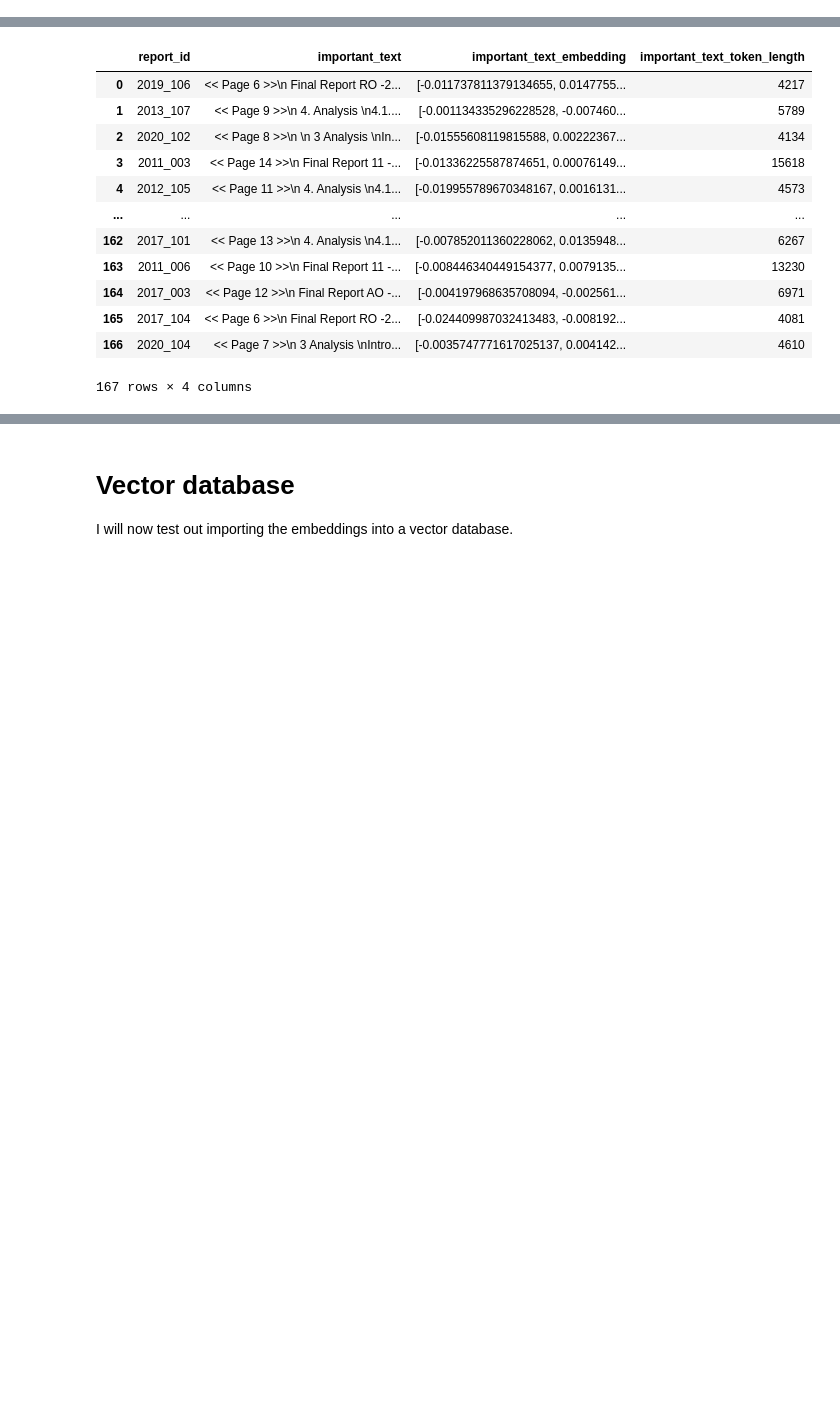
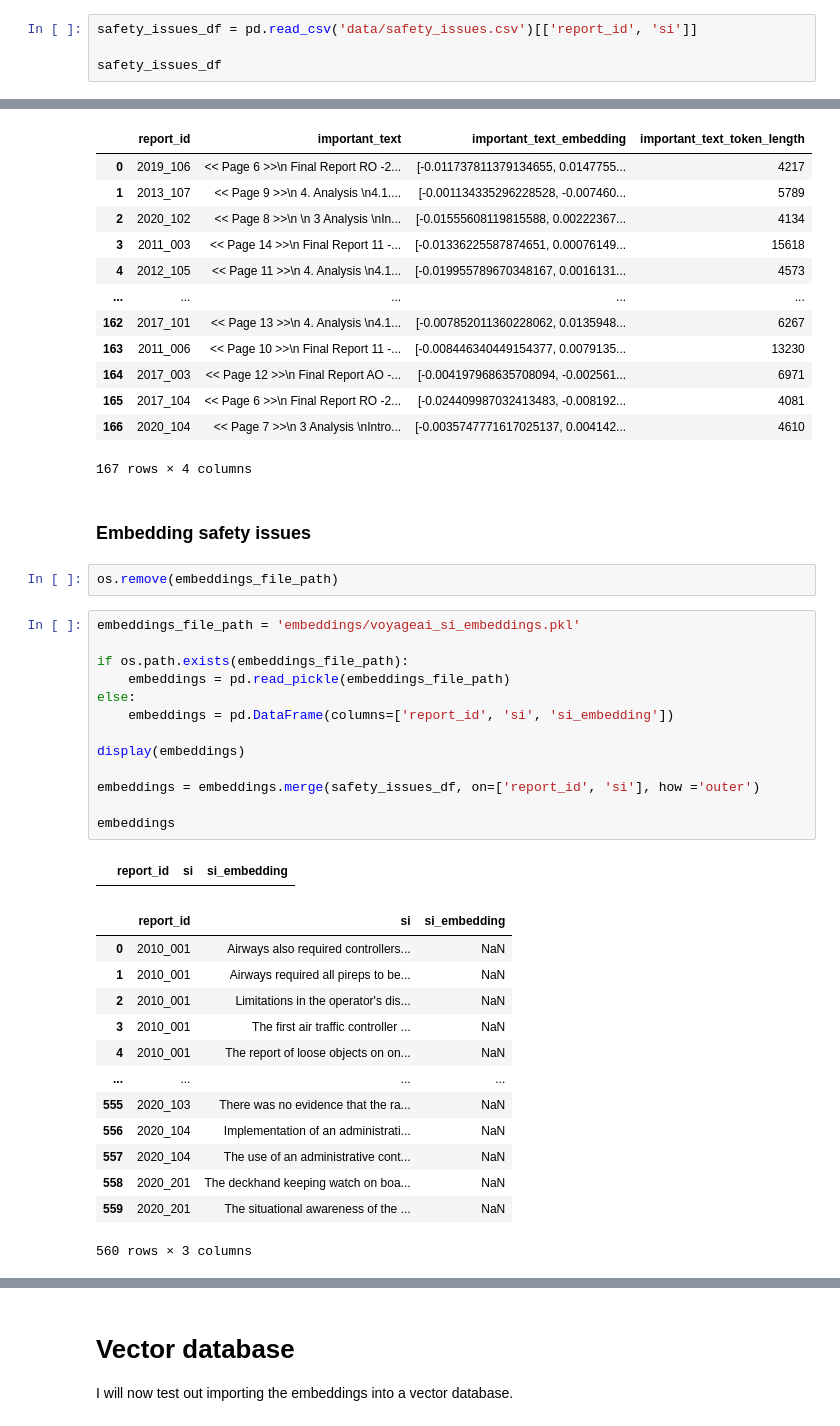
Before and after one commit to 1jamesthompson1/TAIC-report-summary, a Jupyter notebook: notebooks/vector database exploration/vector_db_exploration.ipynb, the cells around one changed output, grey strips where cells are left out. Drawn from its saved outputs; the diff is of its cells as text; blank space fills up the shorter version.

```diff
--- a/notebooks/vector database exploration/vector_db_exploration.ipynb
+++ b/notebooks/vector database exploration/vector_db_exploration.ipynb
@@ -193,0 +204,4 @@ important_texts_df[important_texts_df['gpt-3.5_tokens'] > max_tokens]
+# %%
+safety_issues_df = pd.read_csv('data/safety_issues.csv')[['report_id', 'si']]
+
+safety_issues_df
@@ -796,3 +831,35 @@ voyageai_embeddings_important_text
 | 165 | 2017_104 | << Page 6 >>\n Final Report RO -2... | [-0.024409987032413483, -0.008192... | 4081 |
 | 166 | 2020_104 | << Page 7 >>\n 3 Analysis \nIntro... | [-0.0035747771617025137, 0.004142... | 4610 |
 167 rows × 4 columns
+# %% [markdown]
+### Embedding safety issues
+# %%
+os.remove(embeddings_file_path)
+# %%
+embeddings_file_path = 'embeddings/voyageai_si_embeddings.pkl'
+
+if os.path.exists(embeddings_file_path):
+    embeddings = pd.read_pickle(embeddings_file_path)
+else:
+    embeddings = pd.DataFrame(columns=['report_id', 'si', 'si_embedding'])
+
+display(embeddings)
+
+embeddings = embeddings.merge(safety_issues_df, on=['report_id', 'si'], how ='outer')
+
+embeddings
+# %% [output]
+|  | report_id | si | si_embedding |
+|  | report_id | si | si_embedding |
+| 0 | 2010_001 | Airways also required controllers... | NaN |
+| 1 | 2010_001 | Airways required all pireps to be... | NaN |
+| 2 | 2010_001 | Limitations in the operator's dis... | NaN |
+| 3 | 2010_001 | The first air traffic controller ... | NaN |
+| 4 | 2010_001 | The report of loose objects on on... | NaN |
+| ... | ... | ... | ... |
+| 555 | 2020_103 | There was no evidence that the ra... | NaN |
+| 556 | 2020_104 | Implementation of an administrati... | NaN |
+| 557 | 2020_104 | The use of an administrative cont... | NaN |
+| 558 | 2020_201 | The deckhand keeping watch on boa... | NaN |
+| 559 | 2020_201 | The situational awareness of the ... | NaN |
+560 rows × 3 columns
```
Also changed, not shown: parts of 7 cells of this notebook.
